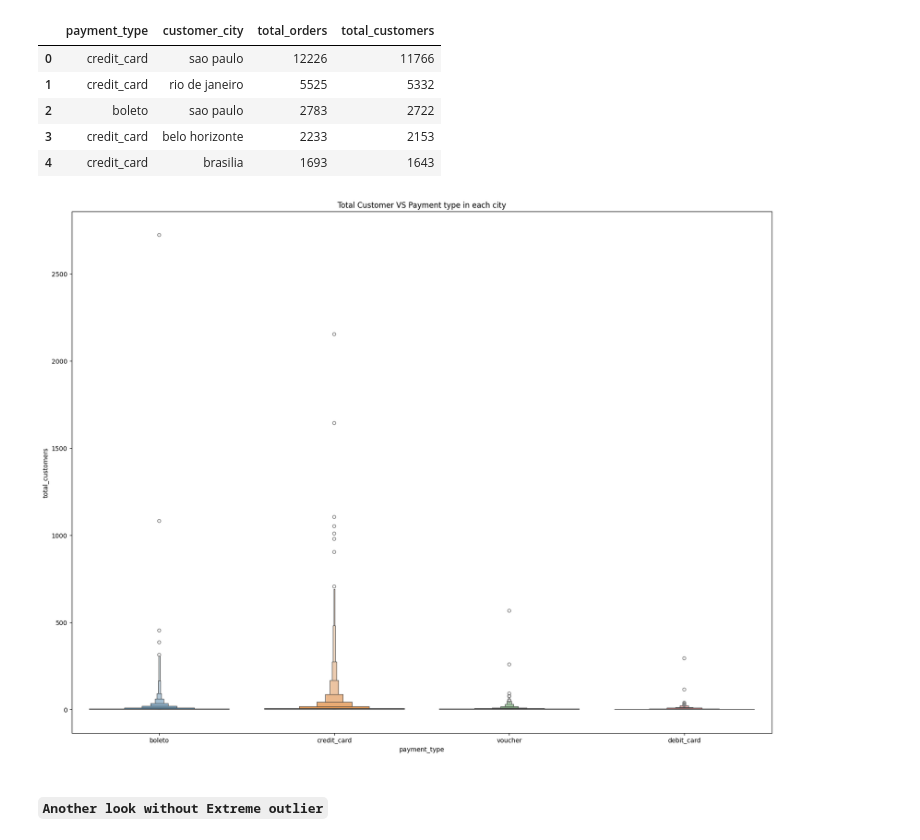
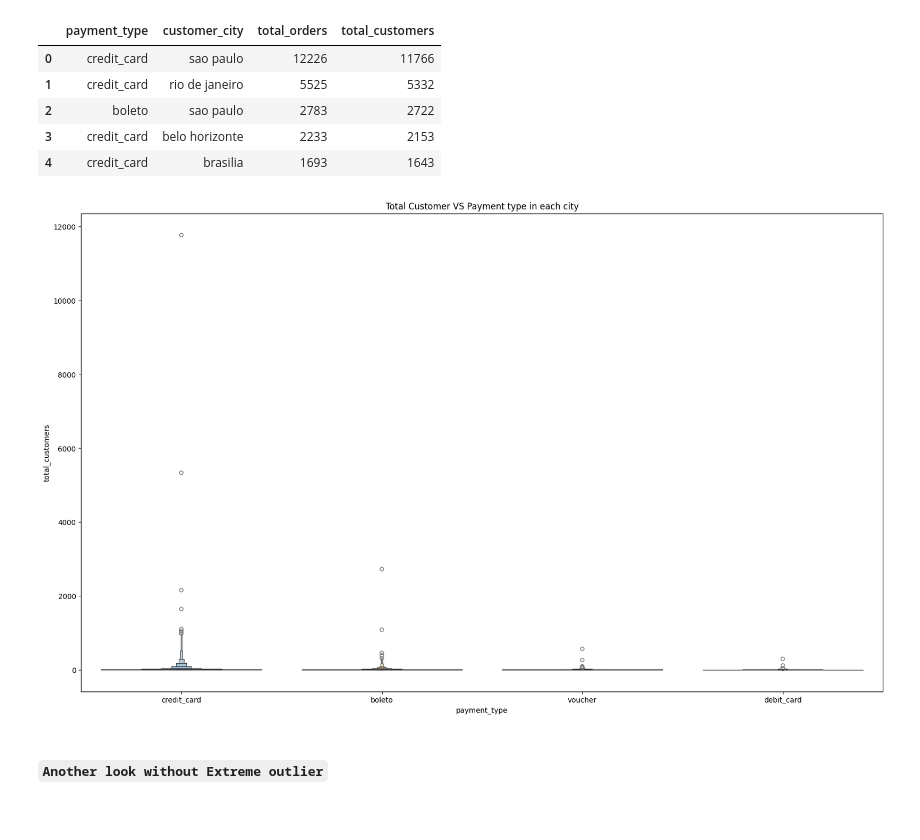
Before and after one commit to saeedshirani/ECommerce-Data-Processing-SQL-Only, a Jupyter notebook: visual.ipynb, the cells around one changed output. Saved outputs shown, nothing was run; the diff lists cells and outputs as text; code cells hidden in the pictures; blank space fills up the shorter version.

```diff
--- a/visual.ipynb
+++ b/visual.ipynb
@@ -87,19 +87,19 @@ data_block8.head()
 | 3 | credit_card | belo horizonte | 2233 | 2153 |
 | 4 | credit_card | brasilia | 1693 | 1643 |
 # %%
-plt.figure(figsize=(20, 15))
-data = data_block8.loc[(data_block8["total_customers"] < 4000) & (data_block8["payment_type"] != "not_defined")].copy()
+plt.figure(figsize=(20, 12))
+data = data_block8.loc[(data_block8["payment_type"] != "not_defined")].copy()
 sns.boxenplot(data=data,
                x="payment_type",
                y="total_customers",
                hue="payment_type"
                )
 
 
 plt.title("Total Customer VS Payment type in each city")
 plt.show()
 # %% [output]
-[figure, old version]
+[figure, new version]
 # %% [markdown]
 #### `Another look without Extreme outlier`
 # %%
```
Also changed, not shown: parts of 1 cell of this notebook, 2 other files.
